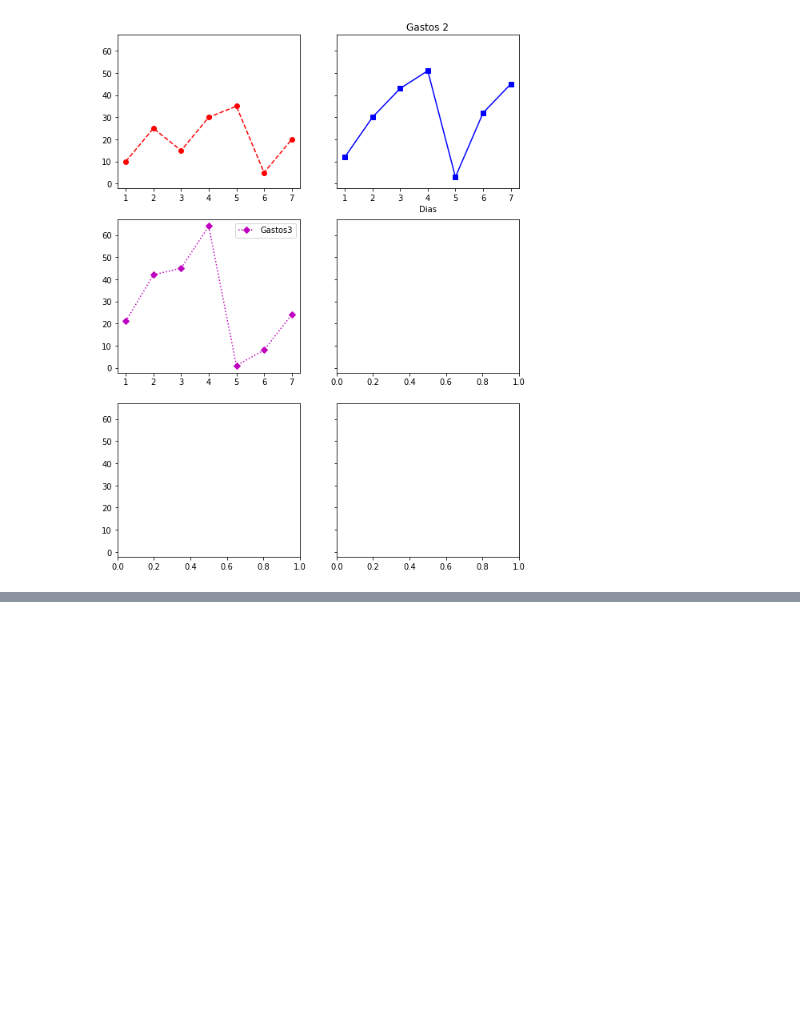
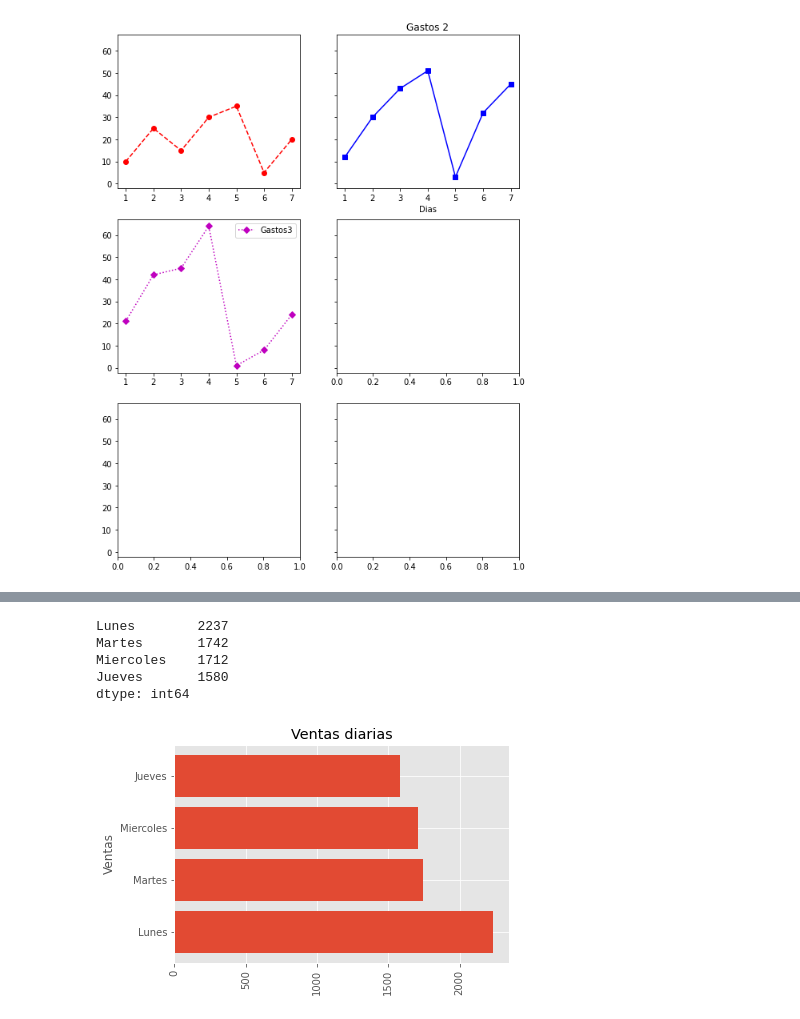
Before and after one commit to josecodetech/matplotlib, a Jupyter notebook: matplotlib.ipynb, the cells around one changed output, grey strips where cells are left out. Saved outputs shown, nothing was run; the diff lists cells and outputs as text; code cells hidden in the pictures; blank space fills up the shorter version.

```diff
--- a/matplotlib.ipynb
+++ b/matplotlib.ipynb
@@ -113,0 +116,5 @@ plt.show()
+# %%
+datos = pd.DataFrame({'Tienda01': [836,743,936,502],
+                      'Tienda02':[776,224,348,522],
+                      'Tienda03':[625,775,428,556]},index=('Lunes','Martes','Miercoles','Jueves'))
+datos
@@ -113,0 +127,18 @@ plt.show()
+# %%
+total = datos.sum(axis=1)
+total
+# %% [output]
+Lunes        2237
+Martes       1742
+Miercoles    1712
+Jueves       1580
+dtype: int64
+# %%
+plt.style.use('ggplot')
+plt.title("Ventas diarias")
+plt.ylabel("Ventas")
+plt.xticks(rotation=90)
+plt.barh(total.index,total) #o plt.bar
+plt.show()
+# %% [output]
+[figure, added]
```
Also changed, not shown: parts of 9 cells of this notebook.
